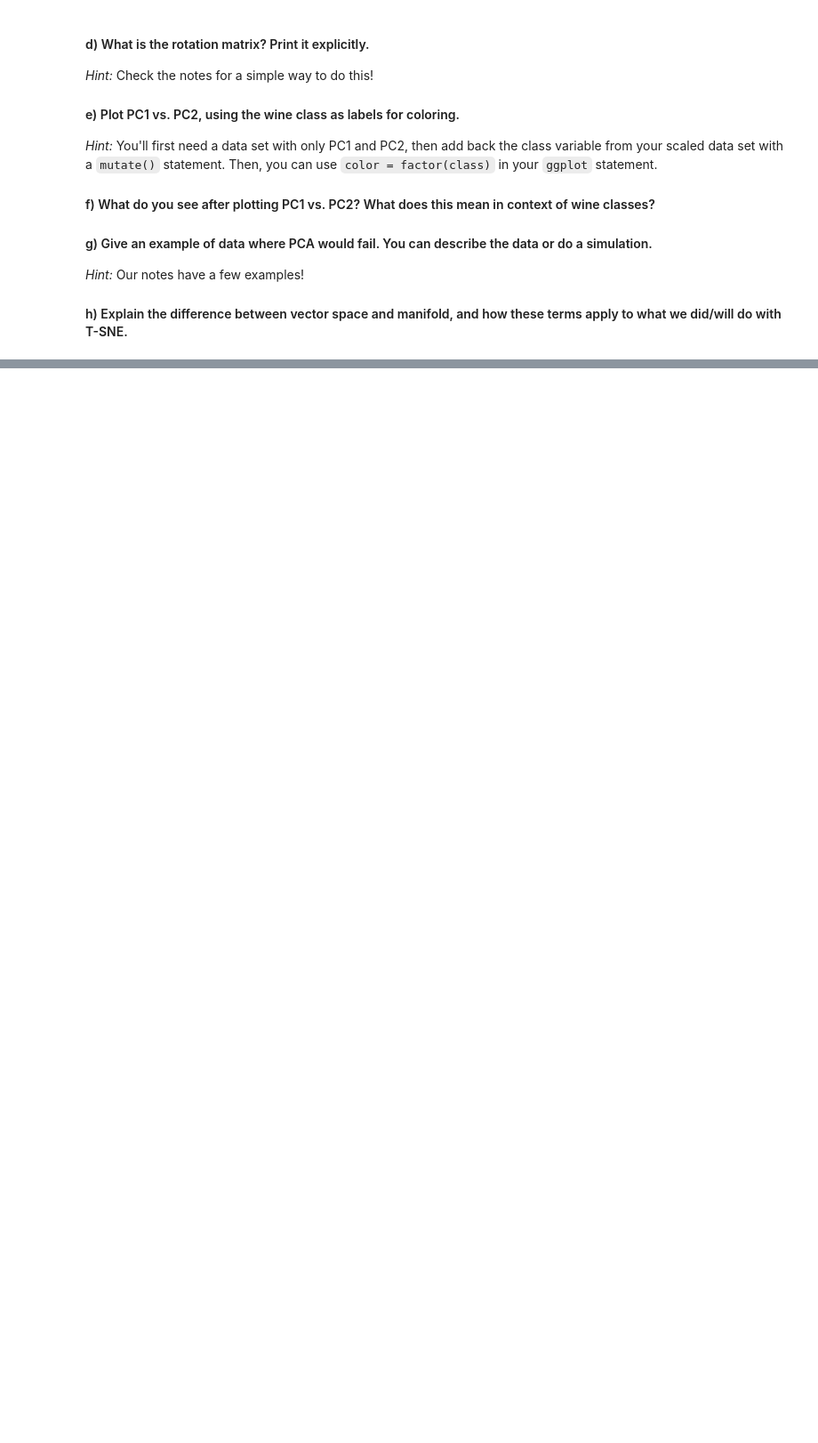
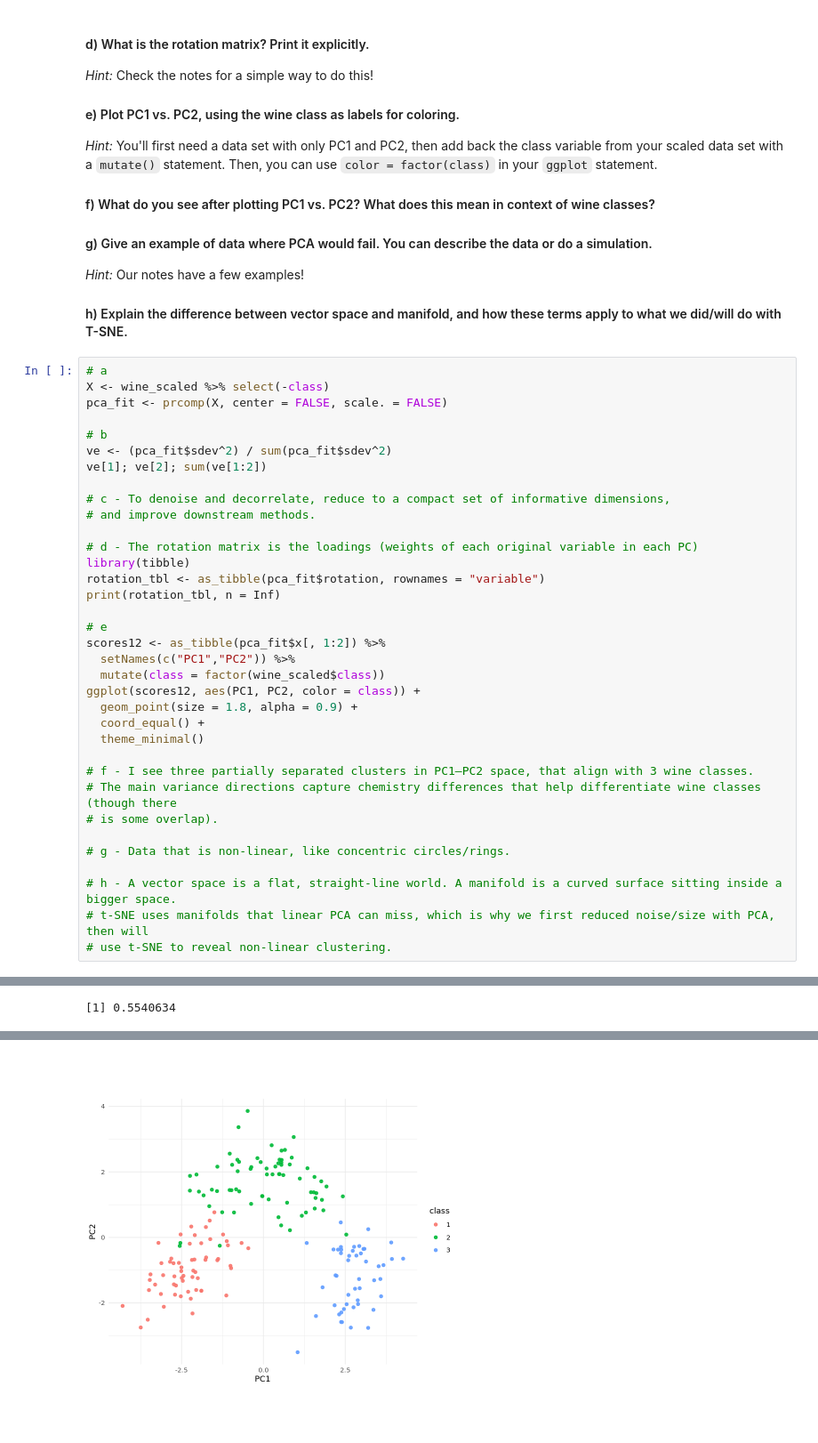
Before and after one commit to snwilke/bios-512-repo, a Jupyter notebook: BIOS512_hw5-1.ipynb, the cells around one changed output, grey strips where cells are left out. Shown at 89% size. Cells and saved outputs as stored; diff of their text form; blank space fills up the shorter version.

```diff
--- a/BIOS512_hw5-1.ipynb
+++ b/BIOS512_hw5-1.ipynb
@@ -107,3 +109,39 @@ wine_scaled <- wine %>%
 *Hint:* Our notes have a few examples!
 
 #### h) Explain the difference between vector space and manifold, and how these terms apply to what we did/will do with T-SNE.
+# %%
+# a
+X <- wine_scaled %>% select(-class)
+pca_fit <- prcomp(X, center = FALSE, scale. = FALSE)
+
+# b
+ve <- (pca_fit$sdev^2) / sum(pca_fit$sdev^2)
+ve[1]; ve[2]; sum(ve[1:2])
+
+# c - To denoise and decorrelate, reduce to a compact set of informative dimensions,
+# and improve downstream methods.
+
+# d - The rotation matrix is the loadings (weights of each original variable in each PC)
+library(tibble)
+rotation_tbl <- as_tibble(pca_fit$rotation, rownames = "variable")
+print(rotation_tbl, n = Inf)
+
+# e
+scores12 <- as_tibble(pca_fit$x[, 1:2]) %>%
+  setNames(c("PC1","PC2")) %>%
+  mutate(class = factor(wine_scaled$class))
+ggplot(scores12, aes(PC1, PC2, color = class)) +
+  geom_point(size = 1.8, alpha = 0.9) +
+  coord_equal() +
+  theme_minimal()
+
+# f - I see three partially separated clusters in PC1–PC2 space, that align with 3 wine classes.
+# The main variance directions capture chemistry differences that help differentiate wine classes (though there
+# is some overlap).
+
+# g - Data that is non-linear, like concentric circles/rings.
+
+# h - A vector space is a flat, straight-line world. A manifold is a curved surface sitting inside a bigger space.
+# t-SNE uses manifolds that linear PCA can miss, which is why we first reduced noise/size with PCA, then will
+# use t-SNE to reveal non-linear clustering.
+# %% [output]
@@ -109,0 +150 @@ wine_scaled <- wine %>%
+[1] 0.5540634
@@ -110,3 +168,4 @@ wine_scaled <- wine %>%
+[figure, added]
 # %% [markdown]
 ## Question 4
 #### a) Perform T-SNE
```
Also changed, not shown: parts of 3 cells of this notebook, 4 other files.
